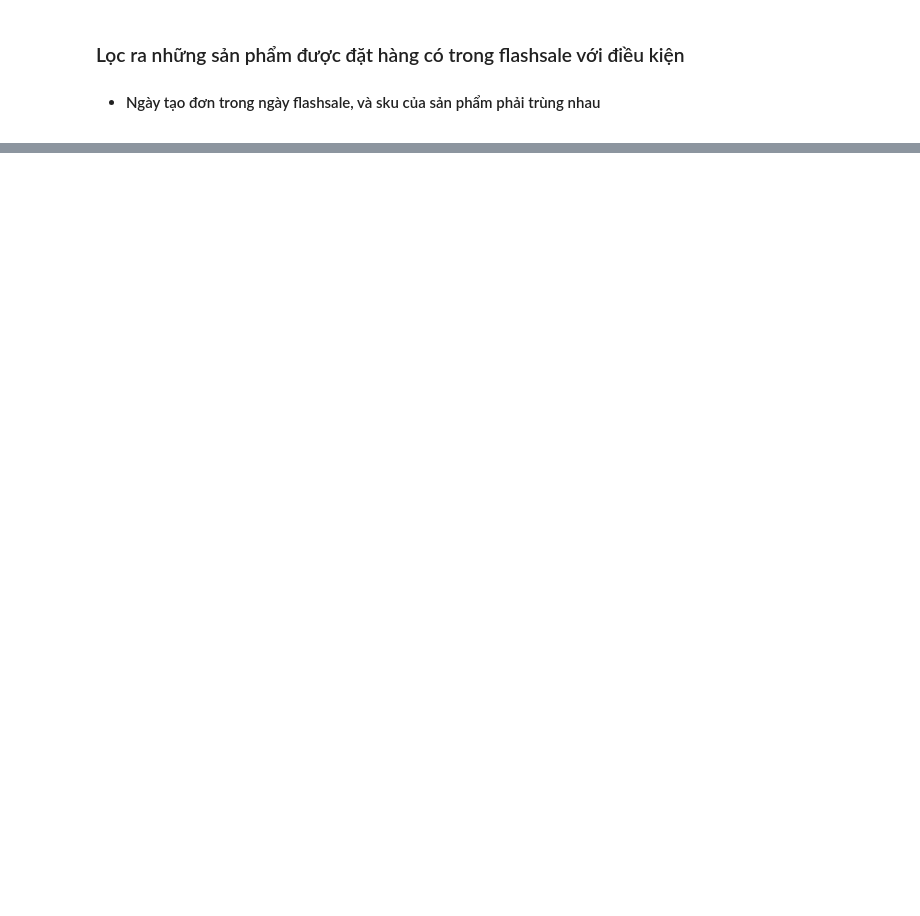
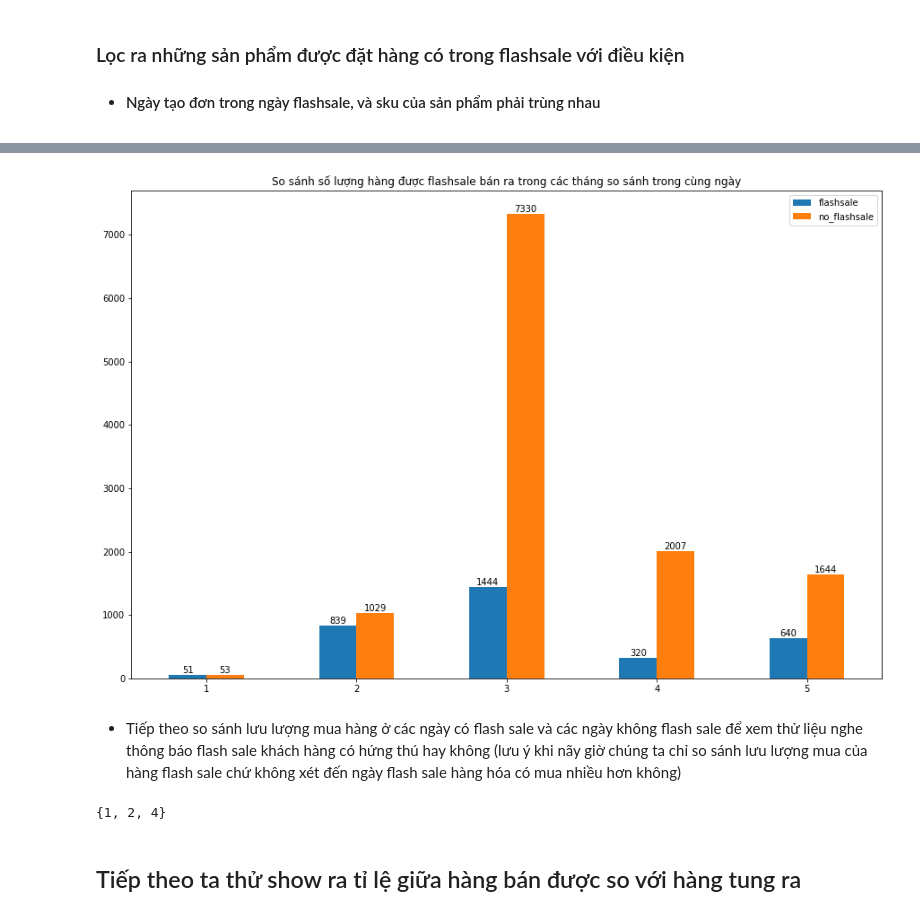
Before and after one commit to ToanLyHoa/Report-data-analysis, a Jupyter notebook: Analysis_Fahasa.ipynb, the cells around one changed output, grey strips where cells are left out. Saved outputs shown, nothing was run; the diff lists cells and outputs as text; code cells hidden in the pictures; blank space fills up the shorter version.

```diff
--- a/Analysis_Fahasa.ipynb
+++ b/Analysis_Fahasa.ipynb
@@ -219,0 +309,23 @@ DatabaseError: Execution failed on sql 'SELECT *                     FROM fhs_fl
+# %%
+# xác định các đơn hàng được đặt trong khoảng thời gian này
+# query các cột có cùng mãu sku
+fhs_not_flashsale_product_order_complete_2022 = \
+          pd.merge(fhs_sales_flat_order_complete_item_2022, fhs_flashsale_product_info_2022, how = 'inner',
+                    left_on = 'fhs_sales_flat_order_item.sku', right_on='fhs_catalog_product_entity.sku')
+
+# nhớ loại bỏ các duplicate: ở đây ta dùng cách drop ducplicate ở left dataframe
+# vì mỗi một đơn hàng chỉ match với một sản phẩm bên phía sản phẩm sale
+# còn mỗi một sản phẩm sale có thể có nhiều đơn hàng nên không thể drop duplicate bằng cách này
+fhs_not_flashsale_product_order_complete_2022.drop_duplicates(subset = fhs_sales_flat_order_complete_item_2022.columns,
+          inplace = True)
+
+
+# sau đó đặt điều kiện về ngày sao cho ngày đặt của các sản phẩm phải không trong thời gian flashsale và cùng ngày
+fhs_not_flashsale_day_product_order_complete_2022 = fhs_not_flashsale_product_order_complete_2022.loc[
+          np.invert((fhs_not_flashsale_product_order_complete_2022['fhs_sales_flat_order_item.created_at'] \
+                    > fhs_not_flashsale_product_order_complete_2022['fhs_flashsale_period.start_date'])
+&         (fhs_not_flashsale_product_order_complete_2022['fhs_sales_flat_order_item.created_at'] \
+                    < fhs_not_flashsale_product_order_complete_2022['fhs_flashsale_period.end_date']))
+&         (fhs_not_flashsale_product_order_complete_2022['fhs_sales_flat_order_item.created_at'].dt.day_of_year \
+                    == fhs_not_flashsale_product_order_complete_2022['fhs_flashsale_period.end_date'].dt.day_of_year)]
+fhs_not_flashsale_day_product_order_complete_2022.info()
@@ -219,0 +350,26 @@ DatabaseError: Execution failed on sql 'SELECT *                     FROM fhs_fl
+# %%
+# Ta group by theo tháng lần lượt hàng flashsale và hàng không flashsale trong ngày
+flash_sale_product_2022 = fhs_flashsale_product_order_complete_2022['fhs_sales_flat_order_item.created_at'] \
+          .groupby(fhs_flashsale_product_order_complete_2022['fhs_sales_flat_order_item.created_at'].dt.month).count()
+no_flash_sale_day_product_2022 = fhs_not_flashsale_day_product_order_complete_2022['fhs_sales_flat_order_item.created_at'] \
+          .groupby(fhs_not_flashsale_day_product_order_complete_2022['fhs_sales_flat_order_item.created_at'].dt.month).count()
+# %%
+X = set(fhs_not_flashsale_day_product_order_complete_2022['fhs_sales_flat_order_item.created_at'] \
+          .groupby(fhs_not_flashsale_day_product_order_complete_2022['fhs_sales_flat_order_item.created_at'].dt.month).keys)
+index = list(X)
+df = pd.DataFrame({'flashsale': flash_sale_product_2022,
+                   'no_flashsale': no_flash_sale_day_product_2022}, index=index)
+ax = df.plot.bar(rot = 0, figsize = (15, 10),
+          title = 'So sánh số lượng hàng được flashsale bán ra trong các tháng so sánh trong cùng ngày')
+for container in ax.containers:
+    ax.bar_label(container)
+# %% [output]
+[figure, added]
+# %% [markdown]
+- Tiếp theo so sánh lưu lượng mua hàng ở các ngày có flash sale và các ngày không flash sale để xem thử liệu nghe thông báo flash sale khách hàng có hứng thú hay không (lưu ý khi nãy giờ chúng ta chỉ so sánh lưu lượng mua của hàng flash sale chứ không xét đến ngày flash sale hàng hóa có mua nhiều hơn không)
+# %%
+set(fhs_sales_flat_order['fhs_sales_flat_order.store_id'])
+# %% [output]
+{1, 2, 4}
+# %% [markdown]
+## Tiếp theo ta thử show ra tỉ lệ giữa hàng bán được so với hàng tung ra
```
Also changed, not shown: parts of 16 cells of this notebook, 1 other file.
